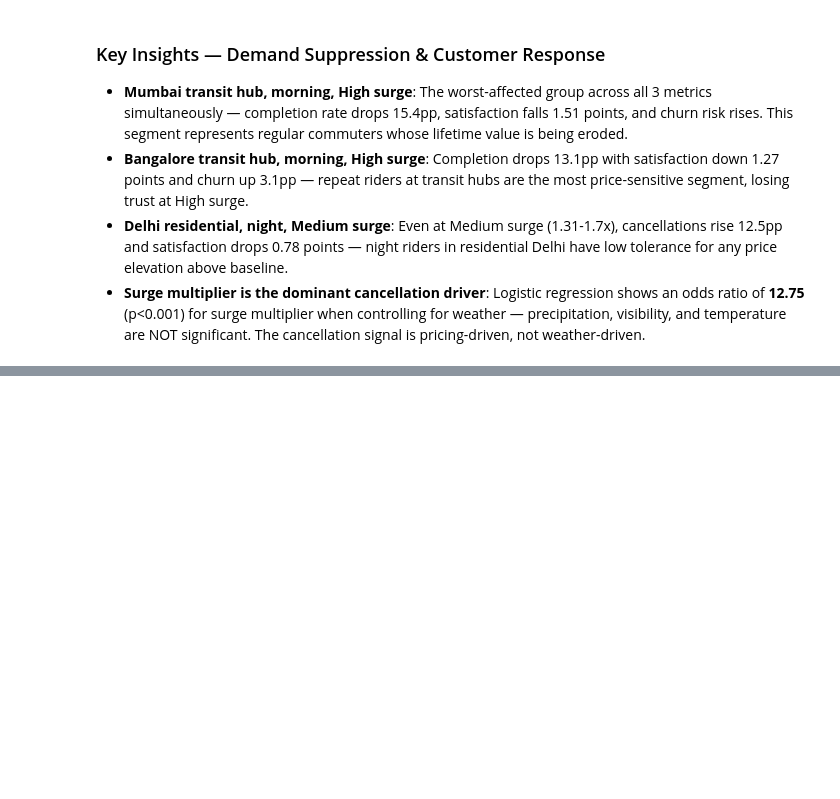
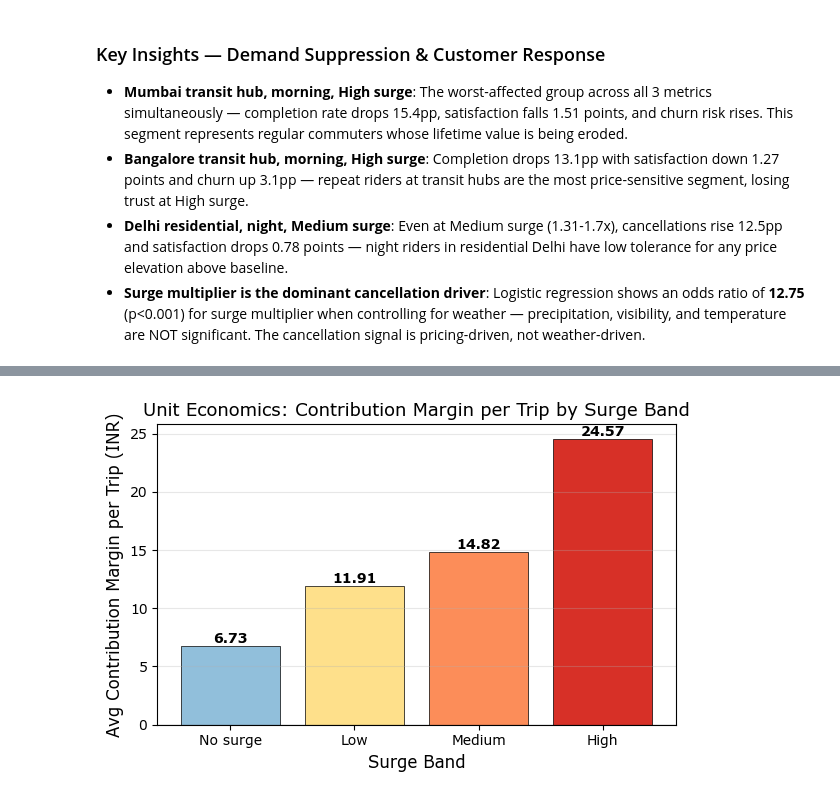
Before and after one commit to geekofdhruv/CIG-Analytics, a Jupyter notebook: analysis.ipynb, the cells around one changed output, grey strips where cells are left out. Saved outputs shown, nothing was run; the diff lists cells and outputs as text; code cells hidden in the pictures; blank space fills up the shorter version.

```diff
--- a/analysis.ipynb
+++ b/analysis.ipynb
@@ -562,0 +1589,92 @@ the cancellation driver is PRICING-DRIVEN, not weather-driven.
+# %%
+# ── WORKSTREAM 3 VISUALIZATIONS
+import matplotlib.pyplot as plt
+import seaborn as sns
+
+# Contribution Margin per Trip by Surge Band
+
+fig1, ax1 = plt.subplots(figsize=(6, 4))
+band_order = ['No surge', 'Low', 'Medium', 'High']
+sf = surge_financials[surge_financials['surge_band'].isin(band_order)].copy()
+sf['sort_key'] = sf['surge_band'].map({b: i for i, b in enumerate(band_order)})
+sf = sf.sort_values('sort_key')
+
+bars = ax1.bar(sf['surge_band'], sf['avg_contribution_margin'],
+               color=['#91bfdb', '#fee08b', '#fc8d59', '#d73027'], edgecolor='black', linewidth=0.5)
+for bar, val in zip(bars, sf['avg_contribution_margin']):
+    ax1.text(bar.get_x() + bar.get_width()/2, bar.get_height(),
+             str(round(val, 2)), ha='center', va='bottom', fontsize=10, fontweight='bold')
+ax1.axhline(y=0, color='black', linewidth=0.8)
+ax1.set_xlabel('Surge Band', fontsize=12)
+ax1.set_ylabel('Avg Contribution Margin per Trip (INR)', fontsize=12)
+ax1.set_title('Unit Economics: Contribution Margin per Trip by Surge Band', fontsize=13)
+ax1.grid(True, axis='y', alpha=0.3)
+plt.tight_layout()
+plt.savefig('workstream3_cm_by_band.png', dpi=150, bbox_inches='tight')
+plt.show()
+
+# LTV waterfall — CM, trips, churn decomposition
+
+fig2, ax2 = plt.subplots(figsize=(6, 4))
+ltv_plot = ltv_df[ltv_df['surge_band'].isin(band_order)].copy()
+ltv_plot['sort_key'] = ltv_plot['surge_band'].map({b: i for i, b in enumerate(band_order)})
+ltv_plot = ltv_plot.sort_values('sort_key')
+
+x = range(len(ltv_plot))
+width = 0.25
+ax2.bar([i - width for i in x], ltv_plot['avg_contribution_margin'], width,
+        label='Avg CM/Trip (INR)', color='#4472C4')
+ax2.bar([i for i in x], ltv_plot['expected_lifetime_trips'], width,
+        label='Expected Lifetime Trips', color='#ED7D31')
+ax2.bar([i + width for i in x], ltv_plot['ltv_at_observed_churn'] / 10, width,
+        label='LTV / 10 (INR)', color='#70AD47')
+
+ax2.set_xticks(x)
+ax2.set_xticklabels(ltv_plot['surge_band'])
+ax2.set_title('LTV Decomposition by Surge Band\n(CM x Lifetime Trips = LTV)', fontsize=13)
+ax2.legend()
+ax2.grid(True, axis='y', alpha=0.3)
+plt.tight_layout()
+plt.savefig('workstream3_ltv_decomposition.png', dpi=150, bbox_inches='tight')
+plt.show()
+
+# Churn vs CM scatter by surge band
+
+fig3, ax3 = plt.subplots(figsize=(6, 4))
+scatter_colors = {'No surge': '#91bfdb', 'Low': '#fee08b', 'Medium': '#fc8d59', 'High': '#d73027'}
+for _, row in ltv_plot.iterrows():
+    band = row['surge_band']
+    ax3.scatter(row['observed_churn_rate'] * 100, row['avg_contribution_margin'],
+                s=300, color=scatter_colors.get(band, 'grey'), edgecolors='black',
+                linewidth=0.8, zorder=5, label=band)
+    ax3.annotate(band + '\nCM=' + str(round(row['avg_contribution_margin'], 1)),
+                 (row['observed_churn_rate'] * 100, row['avg_contribution_margin']),
+                 textcoords='offset points', xytext=(12, 5), fontsize=9)
+
+ax3.set_xlabel('Observed Monthly Churn Rate (%)', fontsize=12)
+ax3.set_ylabel('Avg Contribution Margin per Trip (INR)', fontsize=12)
+ax3.set_title('The Surge Paradox: Higher CM but Higher Churn\n(Each surge band moves up-right)', fontsize=13)
+ax3.legend(title='Surge Band')
+ax3.grid(True, alpha=0.3)
+plt.tight_layout()
+plt.savefig('workstream3_churn_vs_cm.png', dpi=150, bbox_inches='tight')
+plt.show()
+
+# LTV/CAC sensitivity heatmap
+
+fig4, ax4 = plt.subplots(figsize=(6, 4))
+sens_pivot = sensitivity_df.pivot_table(index='surge_band', columns='churn_scenario', values='ltv_cac_ratio')
+scenario_order_cols = ['Baseline', '+10% churn', '+20% churn', '+50% churn', '+100% churn']
+sens_pivot = sens_pivot[scenario_order_cols]
+sens_pivot = sens_pivot.reindex([b for b in band_order if b in sens_pivot.index])
+
+sns.heatmap(sens_pivot, annot=True, fmt='.2f', cmap='RdYlGn', linewidths=0.5, ax=ax4,
+            cbar_kws={'label': 'LTV/CAC Ratio'})
+ax4.set_title('LTV/CAC Sensitivity: Surge Band x Churn Scenario', fontsize=13)
+ax4.set_ylabel('Surge Band')
+ax4.set_xlabel('Churn Scenario')
+plt.tight_layout()
+plt.savefig('workstream3_ltv_cac_heatmap.png', dpi=150, bbox_inches='tight')
+plt.show()
+# %% [output]
+[figure, added]
```
Also changed, not shown: parts of 24 cells of this notebook.
